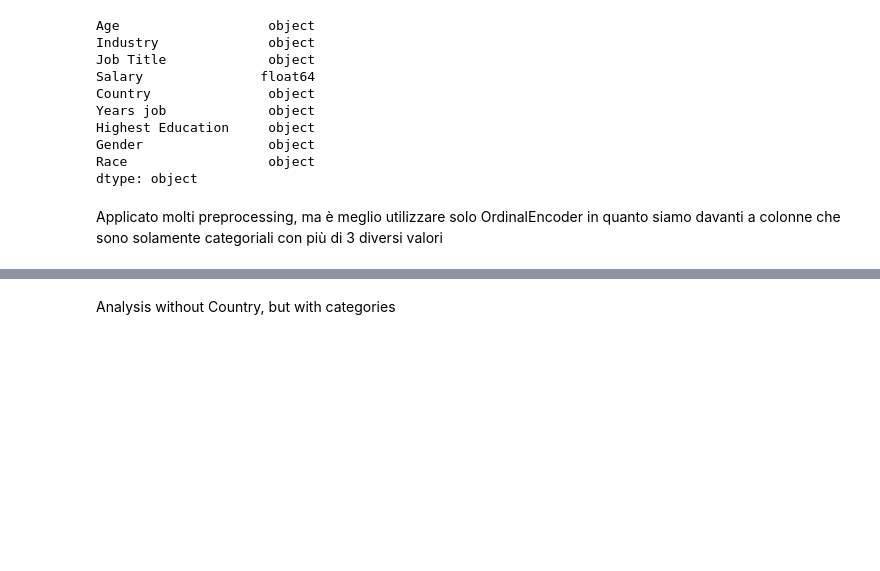
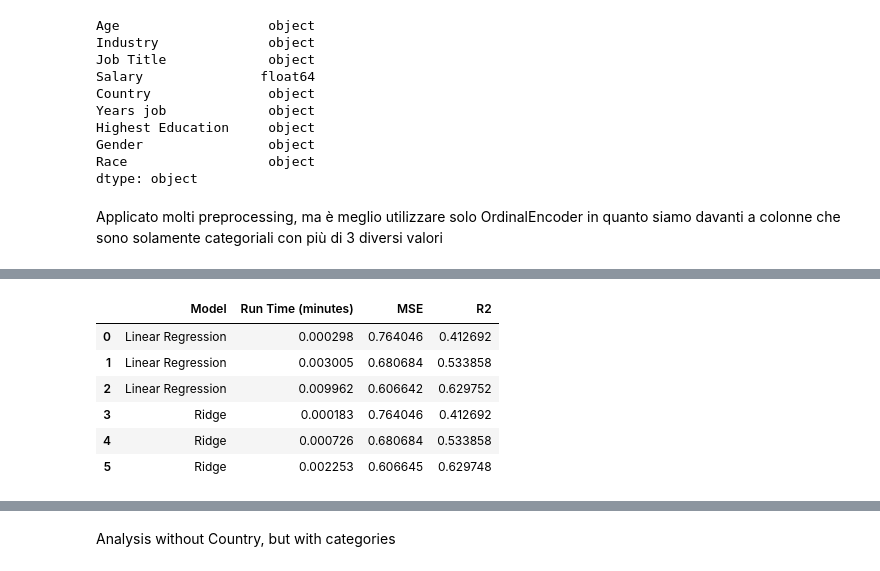
Before and after one commit to RVJIM/Machine-Learning_Salary, a Jupyter notebook: main.ipynb, the cells around one changed output, grey strips where cells are left out. Saved outputs shown, nothing was run; the diff lists cells and outputs as text; code cells hidden in the pictures; blank space fills up the shorter version.

```diff
--- a/main.ipynb
+++ b/main.ipynb
@@ -282,7 +282,7 @@ dtype: object
 Applicato molti preprocessing, ma è meglio utilizzare solo OrdinalEncoder in quanto siamo davanti a colonne che sono solamente categoriali con più di 3 diversi valori
 # %%
 import os
-from sklearn.preprocessing import StandardScaler
+from sklearn.preprocessing import StandardScaler, PolynomialFeatures
 from sklearn.model_selection import train_test_split
 from sklearn.preprocessing import OrdinalEncoder
 
@@ -296,7 +296,22 @@ enc = OrdinalEncoder()
 
 X_transformed = enc.fit_transform(X)
 
-X_train, X_test, y_train, y_test = train_test_split(X_transformed, y, train_size=0.8, random_state=5)
-print(X_train)
-X_train.shape, X_test.shape, y_train.shape
+# Transform out polynomial features until 5 degrees
+number_degrees = [1,2,3]
+poly_x_values = []
+for degree in number_degrees:
+    poly_model = PolynomialFeatures(degree=degree)
+    poly_x_values.append(poly_model.fit_transform(X_transformed))
+
+# Split them in test and train
+X_trains, X_tests, y_trains, y_tests = [], [], [], []
+for x in poly_x_values:
+    X_train, X_test, y_train, y_test = train_test_split(x, y, train_size=0.8, random_state=5)
+    X_trains.append(X_train)
+    X_tests.append(X_test)
+    y_trains.append(y_train)
+    y_tests.append(y_test)
+
+for x, y in zip(X_trains, y_trains):
+    print(x.shape, y.shape)
 # %% [output]
@@ -310,0 +321,7 @@ X_train.shape, X_test.shape, y_train.shape
+# %%
+'''# Transform out polynomial features until 5 degrees
+number_degrees = [1,2,3]
+poly_x_values = []
+for degree in number_degrees:
+    poly_model = PolynomialFeatures(degree=degree)
+    poly_x_values.append(poly_model.fit_transform(X_train))'''
@@ -384,0 +424,2 @@ print(df_models_main)
+# %%
+df_models_main, df_models_val_main = models(X_trains, X_tests, y_trains, y_tests, 'Main')
@@ -384,0 +435,10 @@ print(df_models_main)
+# %%
+df_models_main
+# %% [output]
+|  | Model | Run Time (minutes) | MSE | R2 |
+| 0 | Linear Regression | 0.000298 | 0.764046 | 0.412692 |
+| 1 | Linear Regression | 0.003005 | 0.680684 | 0.533858 |
+| 2 | Linear Regression | 0.009962 | 0.606642 | 0.629752 |
+| 3 | Ridge | 0.000183 | 0.764046 | 0.412692 |
+| 4 | Ridge | 0.000726 | 0.680684 | 0.533858 |
+| 5 | Ridge | 0.002253 | 0.606645 | 0.629748 |
```
Also changed, not shown: parts of 18 cells of this notebook, 18 other files.
